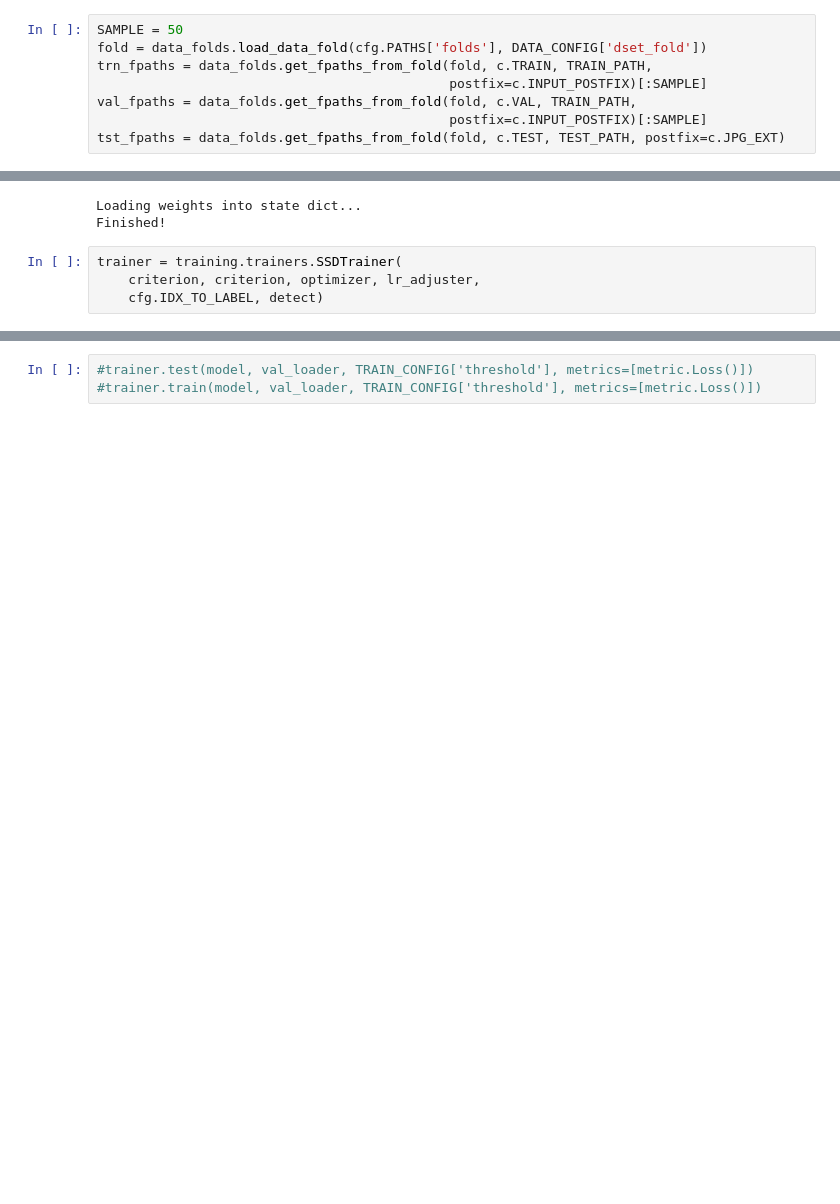
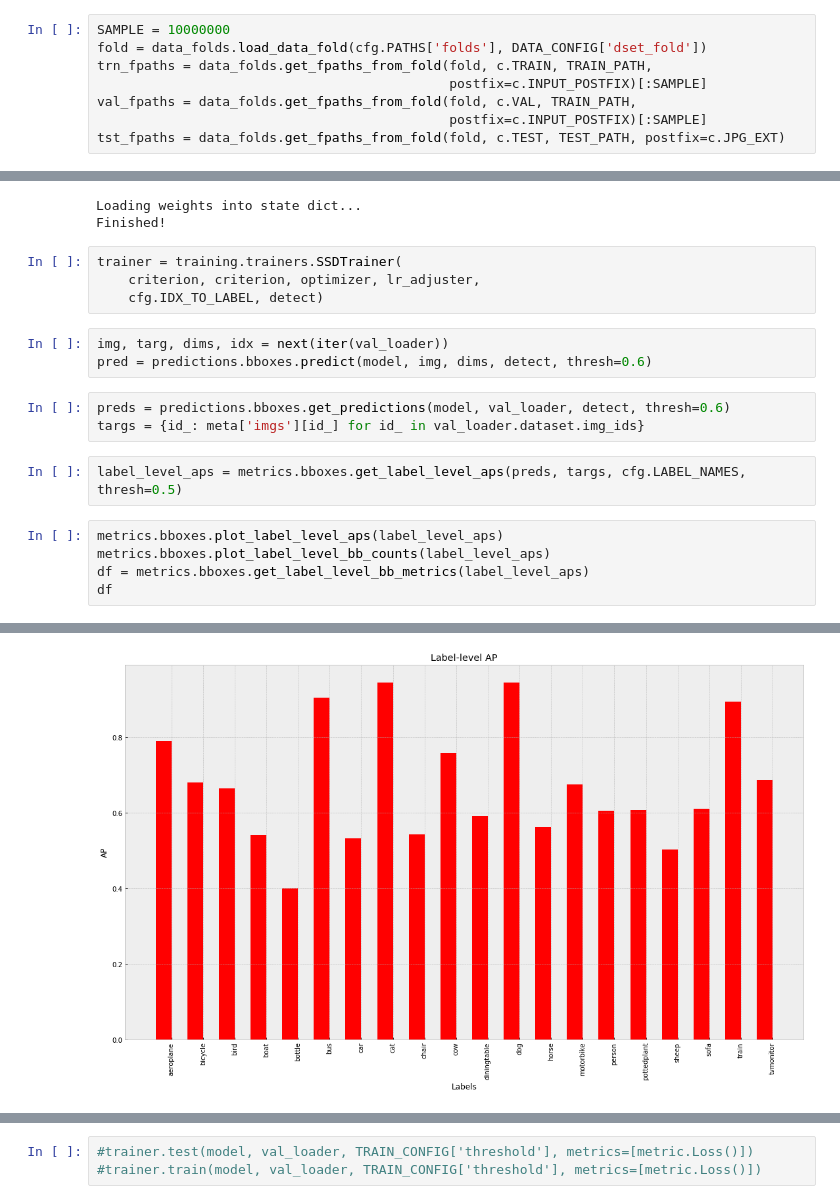
Before and after one commit to bfortuner/VOCdetect, a Jupyter notebook: explore-pascal-voc.ipynb, the cells around one changed output, grey strips where cells are left out. Cells and saved outputs as stored; diff of their text form; blank space fills up the shorter version.

Commit message:
added AP metrics and plots

```diff
--- a/explore-pascal-voc.ipynb
+++ b/explore-pascal-voc.ipynb
@@ -96,7 +88,7 @@ print("total", len(fpaths), "val",len(fold['val']), 'trn',len(fold['trn']))
 # %% [output]
 total 17125 val 2568 trn 14557
 # %%
-SAMPLE = 50
+SAMPLE = 10000000
 fold = data_folds.load_data_fold(cfg.PATHS['folds'], DATA_CONFIG['dset_fold'])
 trn_fpaths = data_folds.get_fpaths_from_fold(fold, c.TRAIN, TRAIN_PATH,
                                              postfix=c.INPUT_POSTFIX)[:SAMPLE]
@@ -173,3 +168,17 @@ Finished!
 trainer = training.trainers.SSDTrainer(
     criterion, criterion, optimizer, lr_adjuster,
     cfg.IDX_TO_LABEL, detect)
+# %%
+img, targ, dims, idx = next(iter(val_loader))
+pred = predictions.bboxes.predict(model, img, dims, detect, thresh=0.6)
+# %%
+preds = predictions.bboxes.get_predictions(model, val_loader, detect, thresh=0.6)
+targs = {id_: meta['imgs'][id_] for id_ in val_loader.dataset.img_ids}
+# %%
+label_level_aps = metrics.bboxes.get_label_level_aps(preds, targs, cfg.LABEL_NAMES, thresh=0.5)
+# %%
+metrics.bboxes.plot_label_level_aps(label_level_aps)
+metrics.bboxes.plot_label_level_bb_counts(label_level_aps)
+df = metrics.bboxes.get_label_level_bb_metrics(label_level_aps)
+df
+# %% [output]
@@ -175,0 +202 @@ trainer = training.trainers.SSDTrainer(
+[figure, added]
```
Also changed, not shown: parts of 12 cells of this notebook, 11 other files.
